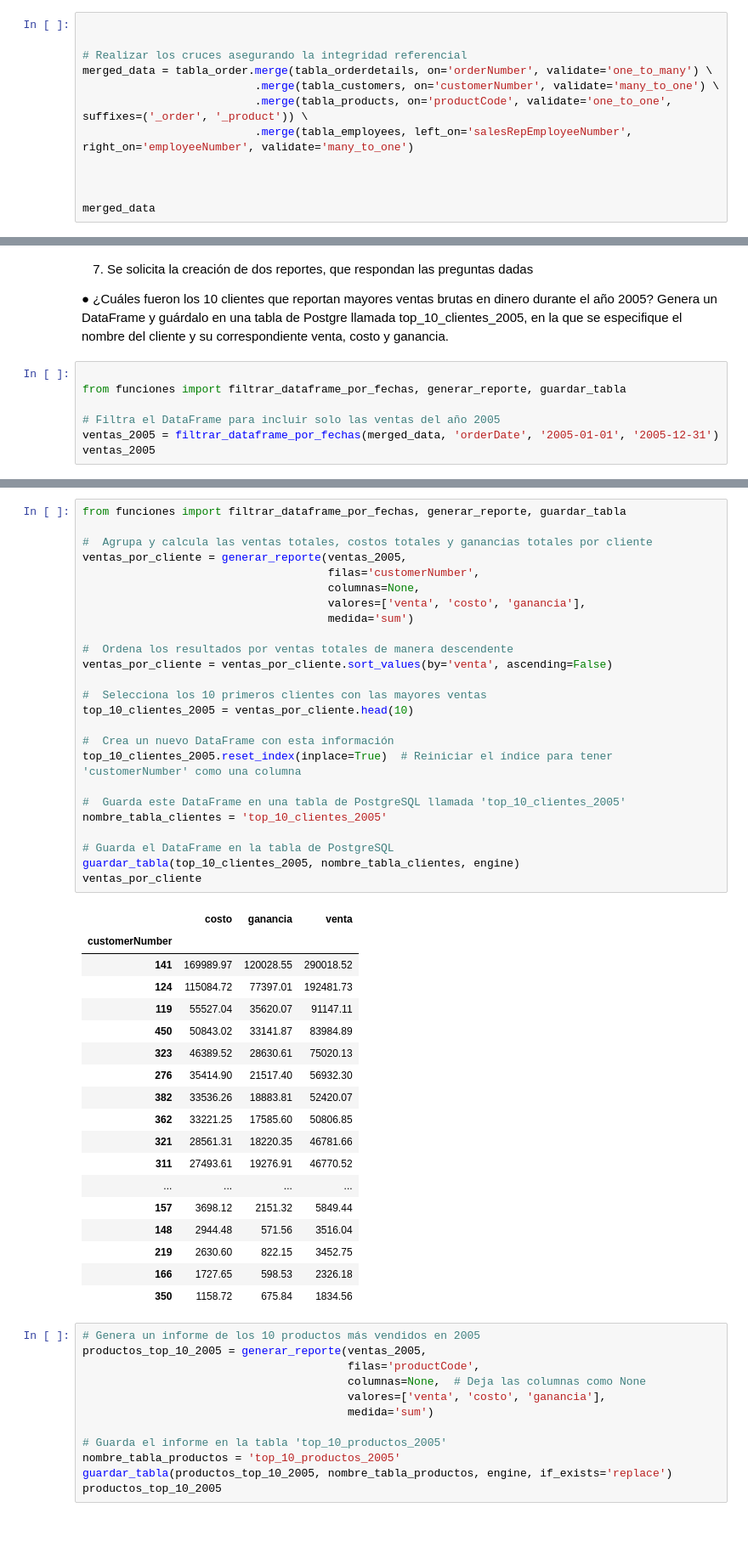
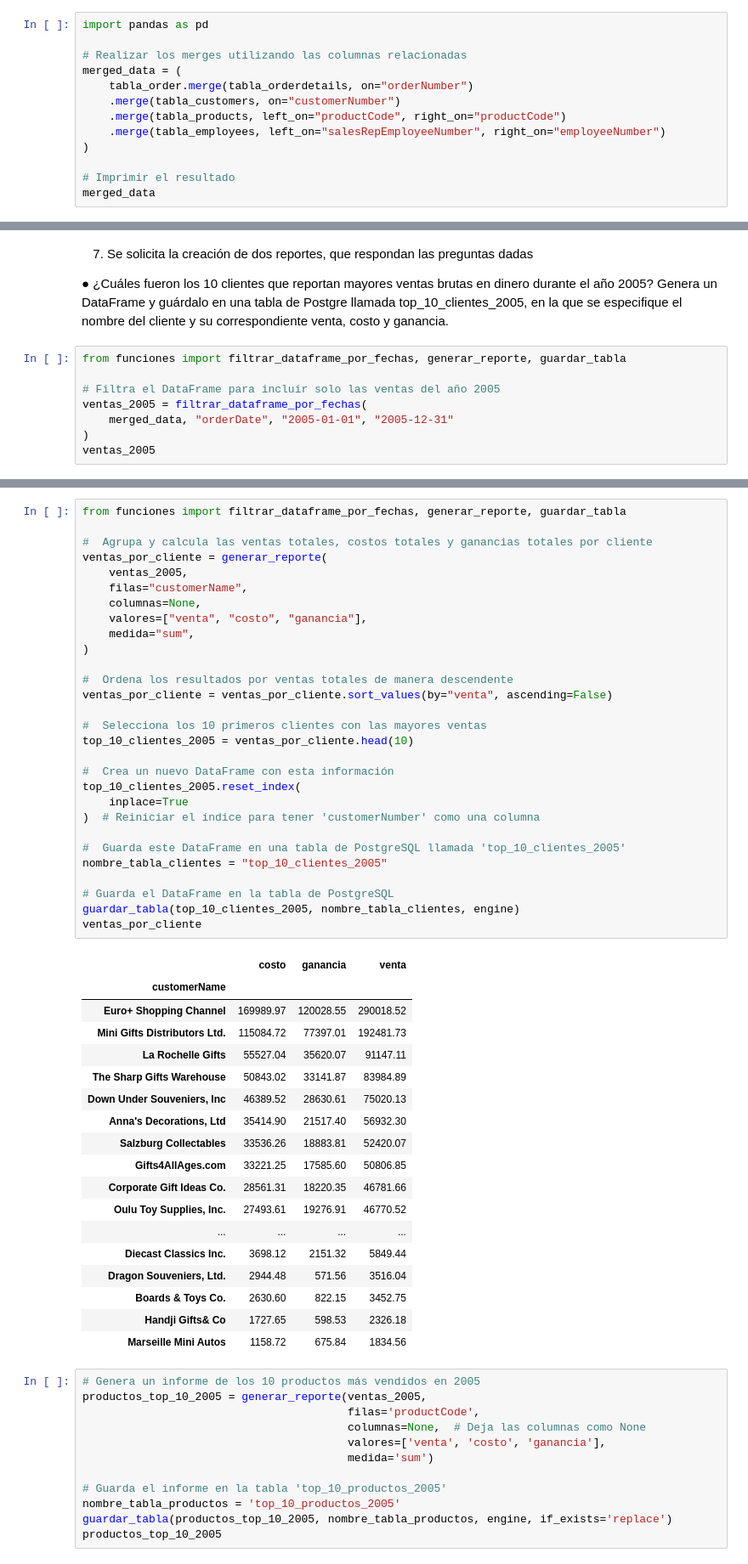
Before and after one commit to hlcxpl/pythond7, a Jupyter notebook: python7.ipynb, the cells around one changed output, grey strips where cells are left out. Shown at 85% size. Drawn from its saved outputs; the diff is of its cells as text; blank space fills up the shorter version.

```diff
--- a/python7.ipynb
+++ b/python7.ipynb
@@ -117,15 +117,16 @@ Index(['employeeNumber', 'lastName', 'firstName', 'extension', 'email',
 2. Realiza el cruce entre los DataFrames, asegurándote de utilizar correctamente el
 parámetro validate para asegurar la integridad referencial.
 # %%
+import pandas as pd
 
+# Realizar los merges utilizando las columnas relacionadas
+merged_data = (
+    tabla_order.merge(tabla_orderdetails, on="orderNumber")
+    .merge(tabla_customers, on="customerNumber")
+    .merge(tabla_products, left_on="productCode", right_on="productCode")
+    .merge(tabla_employees, left_on="salesRepEmployeeNumber", right_on="employeeNumber")
+)
 
-# Realizar los cruces asegurando la integridad referencial
-merged_data = tabla_order.merge(tabla_orderdetails, on='orderNumber', validate='one_to_many') \
-                          .merge(tabla_customers, on='customerNumber', validate='many_to_one') \
-                          .merge(tabla_products, on='productCode', validate='one_to_one', suffixes=('_order', '_product')) \
-                          .merge(tabla_employees, left_on='salesRepEmployeeNumber', right_on='employeeNumber', validate='many_to_one')
-
-
-
+# Imprimir el resultado
 merged_data
 # %% [output]
@@ -235,11 +246,12 @@ el año 2005? Genera un DataFrame y guárdalo en una tabla de Postgre llamada
 top_10_clientes_2005, en la que se especifique el nombre del cliente y su
 correspondiente venta, costo y ganancia.
 # %%
-
 from funciones import filtrar_dataframe_por_fechas, generar_reporte, guardar_tabla
 
 # Filtra el DataFrame para incluir solo las ventas del año 2005
-ventas_2005 = filtrar_dataframe_por_fechas(merged_data, 'orderDate', '2005-01-01', '2005-12-31')
+ventas_2005 = filtrar_dataframe_por_fechas(
+    merged_data, "orderDate", "2005-01-01", "2005-12-31"
+)
 ventas_2005
 # %% [output]
 |  | orderNumber | orderDate | requiredDate | shippedDate | status | comments | customerNumber | productCode | ... |
@@ -258,47 +270,51 @@ ventas_2005
 # %%
 from funciones import filtrar_dataframe_por_fechas, generar_reporte, guardar_tabla
 
 #  Agrupa y calcula las ventas totales, costos totales y ganancias totales por cliente
-ventas_por_cliente = generar_reporte(ventas_2005,
-                                     filas='customerNumber',
-                                     columnas=None,
-                                     valores=['venta', 'costo', 'ganancia'],
-                                     medida='sum')
+ventas_por_cliente = generar_reporte(
+    ventas_2005,
+    filas="customerName",
+    columnas=None,
+    valores=["venta", "costo", "ganancia"],
+    medida="sum",
+)
 
 #  Ordena los resultados por ventas totales de manera descendente
-ventas_por_cliente = ventas_por_cliente.sort_values(by='venta', ascending=False)
+ventas_por_cliente = ventas_por_cliente.sort_values(by="venta", ascending=False)
 
 #  Selecciona los 10 primeros clientes con las mayores ventas
 top_10_clientes_2005 = ventas_por_cliente.head(10)
 
 #  Crea un nuevo DataFrame con esta información
-top_10_clientes_2005.reset_index(inplace=True)  # Reiniciar el índice para tener 'customerNumber' como una columna
+top_10_clientes_2005.reset_index(
+    inplace=True
+)  # Reiniciar el índice para tener 'customerNumber' como una columna
 
 #  Guarda este DataFrame en una tabla de PostgreSQL llamada 'top_10_clientes_2005'
-nombre_tabla_clientes = 'top_10_clientes_2005'
+nombre_tabla_clientes = "top_10_clientes_2005"
 
 # Guarda el DataFrame en la tabla de PostgreSQL
 guardar_tabla(top_10_clientes_2005, nombre_tabla_clientes, engine)
 ventas_por_cliente
 # %% [output]
 |  | costo | ganancia | venta |
-| customerNumber |  |  |  |
-| 141 | 169989.97 | 120028.55 | 290018.52 |
-| 124 | 115084.72 | 77397.01 | 192481.73 |
-| 119 | 55527.04 | 35620.07 | 91147.11 |
-| 450 | 50843.02 | 33141.87 | 83984.89 |
-| 323 | 46389.52 | 28630.61 | 75020.13 |
-| 276 | 35414.90 | 21517.40 | 56932.30 |
-| 382 | 33536.26 | 18883.81 | 52420.07 |
-| 362 | 33221.25 | 17585.60 | 50806.85 |
-| 321 | 28561.31 | 18220.35 | 46781.66 |
-| 311 | 27493.61 | 19276.91 | 46770.52 |
+| customerName |  |  |  |
+| Euro+ Shopping Channel | 169989.97 | 120028.55 | 290018.52 |
+| Mini Gifts Distributors Ltd. | 115084.72 | 77397.01 | 192481.73 |
+| La Rochelle Gifts | 55527.04 | 35620.07 | 91147.11 |
+| The Sharp Gifts Warehouse | 50843.02 | 33141.87 | 83984.89 |
+| Down Under Souveniers, Inc | 46389.52 | 28630.61 | 75020.13 |
+| Anna's Decorations, Ltd | 35414.90 | 21517.40 | 56932.30 |
+| Salzburg Collectables | 33536.26 | 18883.81 | 52420.07 |
+| Gifts4AllAges.com | 33221.25 | 17585.60 | 50806.85 |
+| Corporate Gift Ideas Co. | 28561.31 | 18220.35 | 46781.66 |
+| Oulu Toy Supplies, Inc. | 27493.61 | 19276.91 | 46770.52 |
 | ... | ... | ... | ... |
-| 157 | 3698.12 | 2151.32 | 5849.44 |
-| 148 | 2944.48 | 571.56 | 3516.04 |
-| 219 | 2630.60 | 822.15 | 3452.75 |
-| 166 | 1727.65 | 598.53 | 2326.18 |
-| 350 | 1158.72 | 675.84 | 1834.56 |
+| Diecast Classics Inc. | 3698.12 | 2151.32 | 5849.44 |
+| Dragon Souveniers, Ltd. | 2944.48 | 571.56 | 3516.04 |
+| Boards & Toys Co. | 2630.60 | 822.15 | 3452.75 |
+| Handji Gifts& Co | 1727.65 | 598.53 | 2326.18 |
+| Marseille Mini Autos | 1158.72 | 675.84 | 1834.56 |
 # %%
 # Genera un informe de los 10 productos más vendidos en 2005
 productos_top_10_2005 = generar_reporte(ventas_2005,
```
Also changed, not shown: parts of 7 cells of this notebook, 2 other files.
